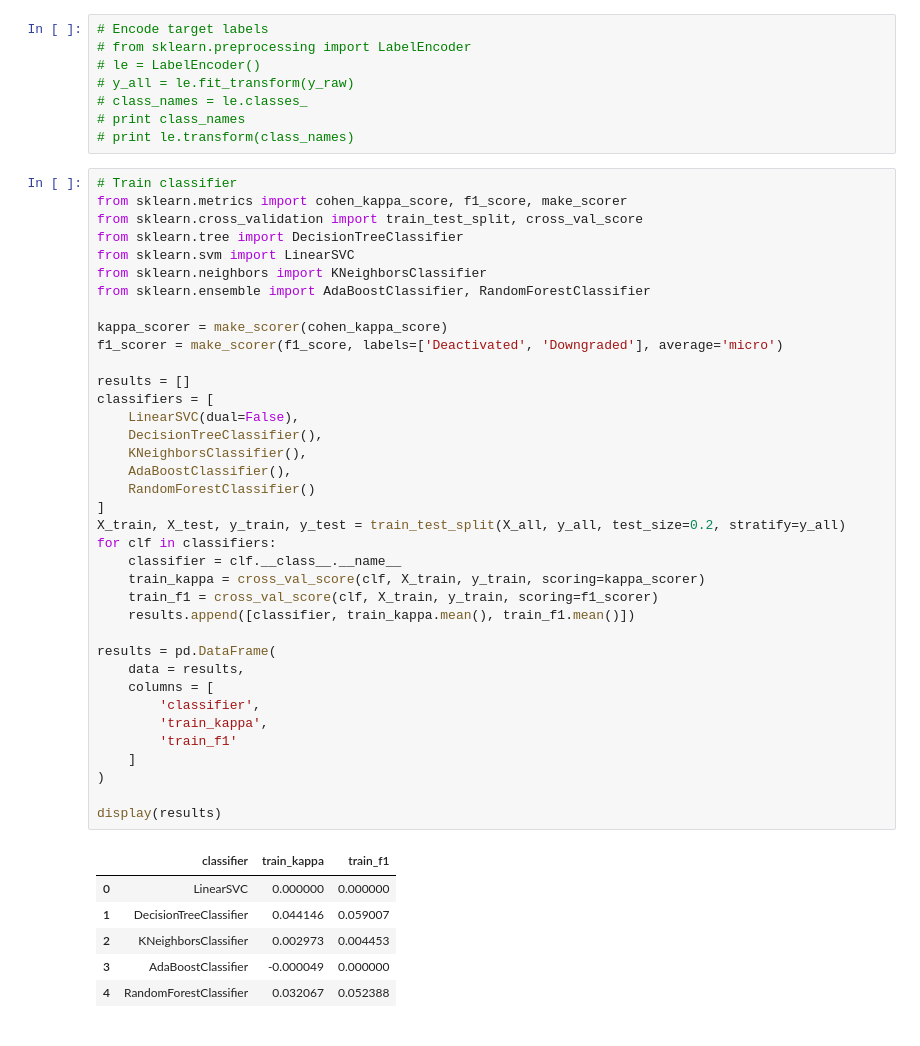
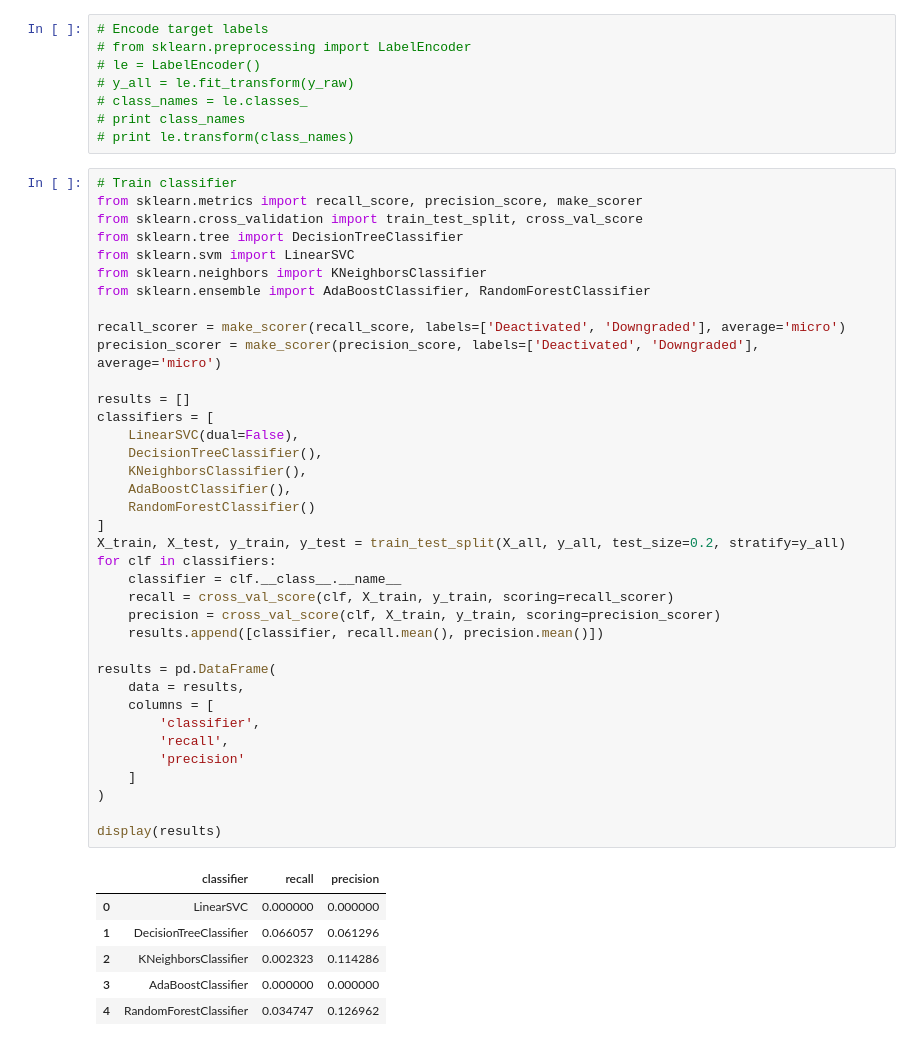
Before and after one commit to sjawhar/udacity-mlnd-capstone, a Jupyter notebook: kit_churn.ipynb, the cells around one changed output. Drawn from its saved outputs; the diff is of its cells as text.

Commit message:
Added discussion of performance metric. Added placeholder discussion of data. Converted to using recall and precision.

```diff
--- a/kit_churn.ipynb
+++ b/kit_churn.ipynb
@@ -131,45 +162,45 @@ ValueError: could not convert string to float: DEALER
 # print le.transform(class_names)
 # %%
 # Train classifier
-from sklearn.metrics import cohen_kappa_score, f1_score, make_scorer
+from sklearn.metrics import recall_score, precision_score, make_scorer
 from sklearn.cross_validation import train_test_split, cross_val_score
 from sklearn.tree import DecisionTreeClassifier
 from sklearn.svm import LinearSVC
 from sklearn.neighbors import KNeighborsClassifier
 from sklearn.ensemble import AdaBoostClassifier, RandomForestClassifier
 
-kappa_scorer = make_scorer(cohen_kappa_score)
-f1_scorer = make_scorer(f1_score, labels=['Deactivated', 'Downgraded'], average='micro')
+recall_scorer = make_scorer(recall_score, labels=['Deactivated', 'Downgraded'], average='micro')
+precision_scorer = make_scorer(precision_score, labels=['Deactivated', 'Downgraded'], average='micro')
 
 results = []
 classifiers = [
     LinearSVC(dual=False),
     DecisionTreeClassifier(),
     KNeighborsClassifier(),
     AdaBoostClassifier(),
     RandomForestClassifier()
 ]
 X_train, X_test, y_train, y_test = train_test_split(X_all, y_all, test_size=0.2, stratify=y_all)
 for clf in classifiers:
     classifier = clf.__class__.__name__
-    train_kappa = cross_val_score(clf, X_train, y_train, scoring=kappa_scorer)
-    train_f1 = cross_val_score(clf, X_train, y_train, scoring=f1_scorer)
-    results.append([classifier, train_kappa.mean(), train_f1.mean()])
+    recall = cross_val_score(clf, X_train, y_train, scoring=recall_scorer)
+    precision = cross_val_score(clf, X_train, y_train, scoring=precision_scorer)
+    results.append([classifier, recall.mean(), precision.mean()])
 
 results = pd.DataFrame(
     data = results,
     columns = [
         'classifier',
-        'train_kappa',
-        'train_f1'
+        'recall',
+        'precision'
     ]
 )
 
 display(results)
 # %% [output]
-|  | classifier | train_kappa | train_f1 |
+|  | classifier | recall | precision |
 | 0 | LinearSVC | 0.000000 | 0.000000 |
-| 1 | DecisionTreeClassifier | 0.044146 | 0.059007 |
-| 2 | KNeighborsClassifier | 0.002973 | 0.004453 |
-| 3 | AdaBoostClassifier | -0.000049 | 0.000000 |
-| 4 | RandomForestClassifier | 0.032067 | 0.052388 |
+| 1 | DecisionTreeClassifier | 0.066057 | 0.061296 |
+| 2 | KNeighborsClassifier | 0.002323 | 0.114286 |
+| 3 | AdaBoostClassifier | 0.000000 | 0.000000 |
+| 4 | RandomForestClassifier | 0.034747 | 0.126962 |
```
Also changed, not shown: parts of 4 cells of this notebook.
